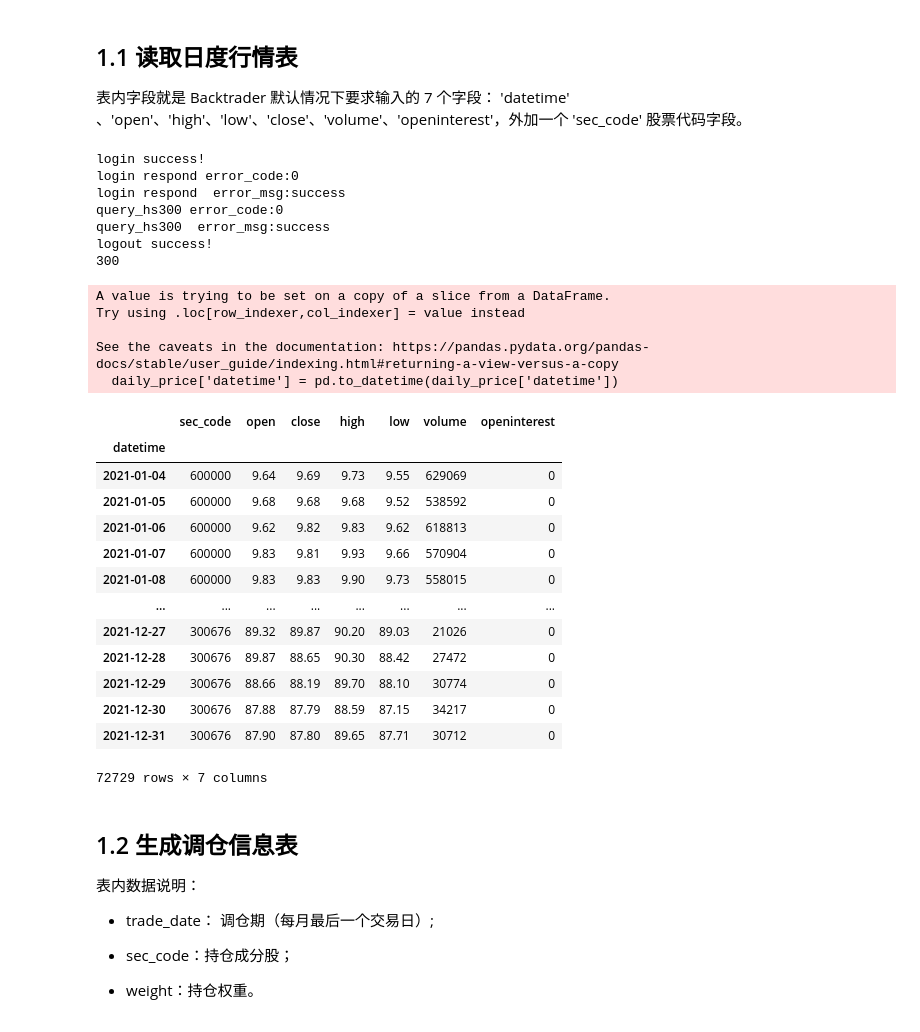
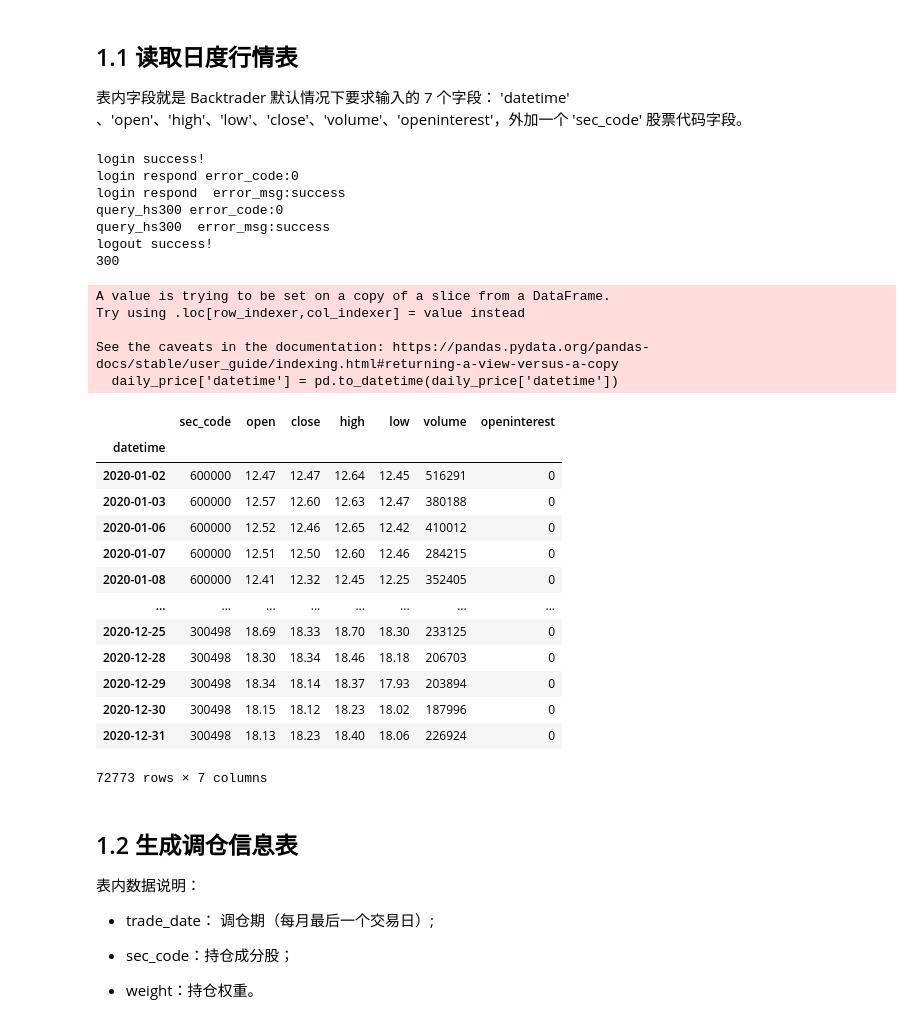
Before and after one commit to popbo/alphas, a Jupyter notebook: 2.backtrader.ipynb, the cells around one changed output. Drawn from its saved outputs; the diff is of its cells as text; code cells hidden in the pictures.

```diff
--- a/2.backtrader.ipynb
+++ b/2.backtrader.ipynb
@@ -12,46 +12,46 @@ from datas import *
 
 表内字段就是 Backtrader 默认情况下要求输入的 7 个字段： 'datetime' 、'open'、'high'、'low'、'close'、'volume'、'openinterest'，外加一个 'sec_code' 股票代码字段。
 # %%
-year = 2021
+year = 2020
 list_assets, df_assets = get_hs300_stocks(f'{year}-01-01')
 df_org= get_all_date_data(f'{year}-01-01', f'{year+1}-01-01', list_assets)
 df1 = df_org.rename(columns={
         "date": "datetime",
         "asset": "sec_code"})
 df1["openinterest"] = 0
 daily_price=df1[['sec_code','datetime', "open", "close", "high", "low", "volume", 'openinterest']]
 daily_price['datetime'] = pd.to_datetime(daily_price['datetime'])
 
 # 以 datetime 为 index，类型为 datetime 或 date 类型，Datafeeds 默认情况下是将 index 匹配给 datetime 字段；
 daily_price = daily_price.set_index(['datetime'])
 daily_price
 # %% [output]
 login success!
 login respond error_code:0
 login respond  error_msg:success
 query_hs300 error_code:0
 query_hs300  error_msg:success
 logout success!
 300
 A value is trying to be set on a copy of a slice from a DataFrame.
 Try using .loc[row_indexer,col_indexer] = value instead
 
 See the caveats in the documentation: https://pandas.pydata.org/pandas-docs/stable/user_guide/indexing.html#returning-a-view-versus-a-copy
   daily_price['datetime'] = pd.to_datetime(daily_price['datetime'])
 |  | sec_code | open | close | high | low | volume | openinterest |
 | datetime |  |  |  |  |  |  |  |
-| 2021-01-04 | 600000 | 9.64 | 9.69 | 9.73 | 9.55 | 629069 | 0 |
-| 2021-01-05 | 600000 | 9.68 | 9.68 | 9.68 | 9.52 | 538592 | 0 |
-| 2021-01-06 | 600000 | 9.62 | 9.82 | 9.83 | 9.62 | 618813 | 0 |
-| 2021-01-07 | 600000 | 9.83 | 9.81 | 9.93 | 9.66 | 570904 | 0 |
-| 2021-01-08 | 600000 | 9.83 | 9.83 | 9.90 | 9.73 | 558015 | 0 |
+| 2020-01-02 | 600000 | 12.47 | 12.47 | 12.64 | 12.45 | 516291 | 0 |
+| 2020-01-03 | 600000 | 12.57 | 12.60 | 12.63 | 12.47 | 380188 | 0 |
+| 2020-01-06 | 600000 | 12.52 | 12.46 | 12.65 | 12.42 | 410012 | 0 |
+| 2020-01-07 | 600000 | 12.51 | 12.50 | 12.60 | 12.46 | 284215 | 0 |
+| 2020-01-08 | 600000 | 12.41 | 12.32 | 12.45 | 12.25 | 352405 | 0 |
 | ... | ... | ... | ... | ... | ... | ... | ... |
-| 2021-12-27 | 300676 | 89.32 | 89.87 | 90.20 | 89.03 | 21026 | 0 |
-| 2021-12-28 | 300676 | 89.87 | 88.65 | 90.30 | 88.42 | 27472 | 0 |
-| 2021-12-29 | 300676 | 88.66 | 88.19 | 89.70 | 88.10 | 30774 | 0 |
-| 2021-12-30 | 300676 | 87.88 | 87.79 | 88.59 | 87.15 | 34217 | 0 |
-| 2021-12-31 | 300676 | 87.90 | 87.80 | 89.65 | 87.71 | 30712 | 0 |
+| 2020-12-25 | 300498 | 18.69 | 18.33 | 18.70 | 18.30 | 233125 | 0 |
+| 2020-12-28 | 300498 | 18.30 | 18.34 | 18.46 | 18.18 | 206703 | 0 |
+| 2020-12-29 | 300498 | 18.34 | 18.14 | 18.37 | 17.93 | 203894 | 0 |
+| 2020-12-30 | 300498 | 18.15 | 18.12 | 18.23 | 18.02 | 187996 | 0 |
+| 2020-12-31 | 300498 | 18.13 | 18.23 | 18.40 | 18.06 | 226924 | 0 |
-72729 rows × 7 columns
+72773 rows × 7 columns
 # %% [markdown]
 ## 1.2 生成调仓信息表
 
```
Also changed, not shown: parts of 4 cells of this notebook, 10 other files.
